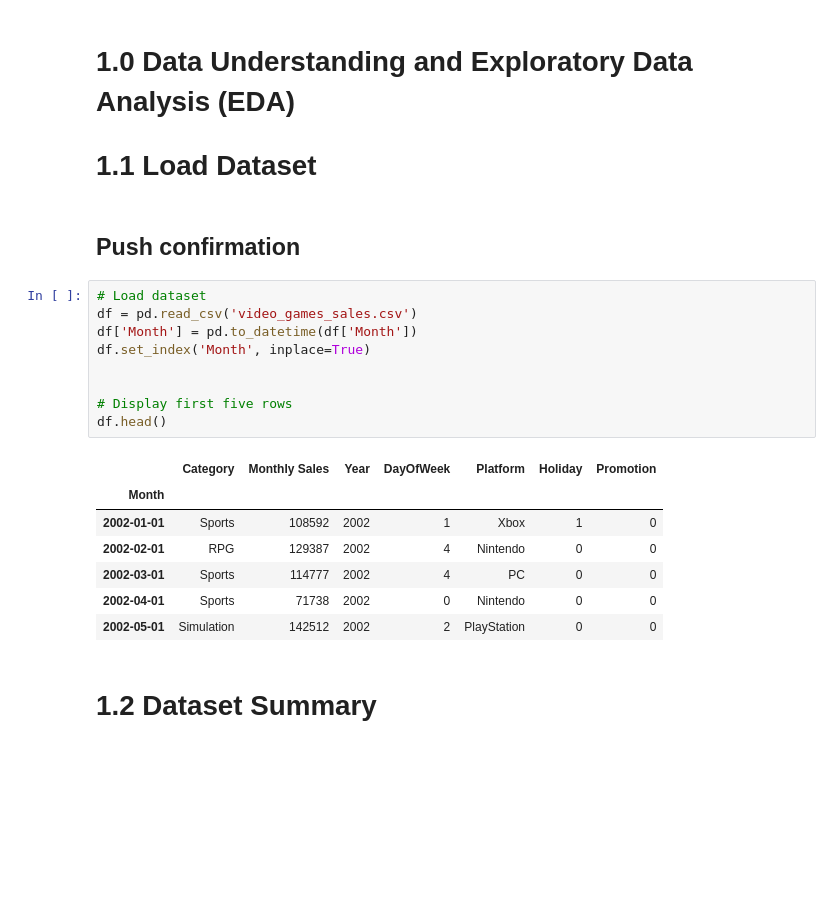
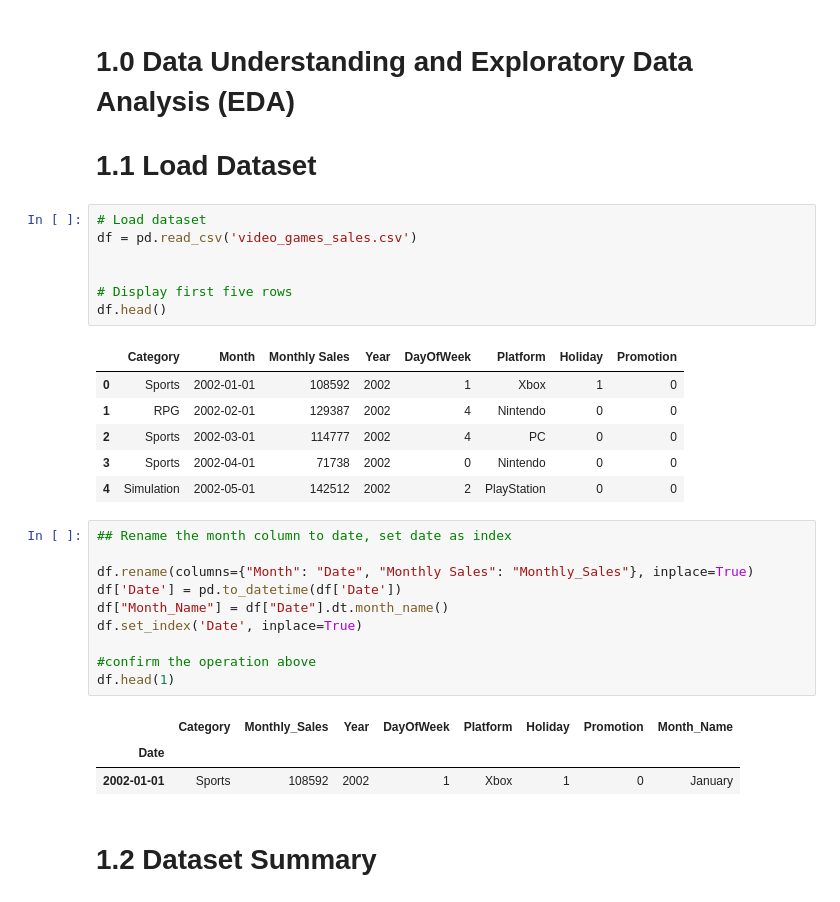
Before and after one commit to KennyOgun/enhanced_sales_forecasting_using_time_series_modeling, a Jupyter notebook: video_games_sales.ipynb, the cells around one changed output. Saved outputs shown, nothing was run; the diff lists cells and outputs as text; blank space fills up the shorter version.

```diff
--- a/video_games_sales.ipynb
+++ b/video_games_sales.ipynb
@@ -16,25 +19,34 @@ from prophet import Prophet
 # %% [markdown]
 # 1.0 Data Understanding and Exploratory Data Analysis (EDA)
 # 1.1 Load Dataset
-# %% [markdown]
-## Push confirmation
 # %%
 # Load dataset
 df = pd.read_csv('video_games_sales.csv')
-df['Month'] = pd.to_datetime(df['Month'])
-df.set_index('Month', inplace=True)
 
 
 # Display first five rows
 df.head()
 # %% [output]
-|  | Category | Monthly Sales | Year | DayOfWeek | Platform | Holiday | Promotion |
-| Month |  |  |  |  |  |  |  |
-| 2002-01-01 | Sports | 108592 | 2002 | 1 | Xbox | 1 | 0 |
-| 2002-02-01 | RPG | 129387 | 2002 | 4 | Nintendo | 0 | 0 |
-| 2002-03-01 | Sports | 114777 | 2002 | 4 | PC | 0 | 0 |
-| 2002-04-01 | Sports | 71738 | 2002 | 0 | Nintendo | 0 | 0 |
-| 2002-05-01 | Simulation | 142512 | 2002 | 2 | PlayStation | 0 | 0 |
+|  | Category | Month | Monthly Sales | Year | DayOfWeek | Platform | Holiday | Promotion |
+| 0 | Sports | 2002-01-01 | 108592 | 2002 | 1 | Xbox | 1 | 0 |
+| 1 | RPG | 2002-02-01 | 129387 | 2002 | 4 | Nintendo | 0 | 0 |
+| 2 | Sports | 2002-03-01 | 114777 | 2002 | 4 | PC | 0 | 0 |
+| 3 | Sports | 2002-04-01 | 71738 | 2002 | 0 | Nintendo | 0 | 0 |
+| 4 | Simulation | 2002-05-01 | 142512 | 2002 | 2 | PlayStation | 0 | 0 |
+# %%
+## Rename the month column to date, set date as index
+
+df.rename(columns={"Month": "Date", "Monthly Sales": "Monthly_Sales"}, inplace=True)
+df['Date'] = pd.to_datetime(df['Date'])
+df["Month_Name"] = df["Date"].dt.month_name()
+df.set_index('Date', inplace=True)
+
+#confirm the operation above
+df.head(1)
+# %% [output]
+|  | Category | Monthly_Sales | Year | DayOfWeek | Platform | Holiday | Promotion | Month_Name |
+| Date |  |  |  |  |  |  |  |  |
+| 2002-01-01 | Sports | 108592 | 2002 | 1 | Xbox | 1 | 0 | January |
 # %% [markdown]
 # 1.2 Dataset Summary
 # %%
```
Also changed, not shown: parts of 40 cells of this notebook.
